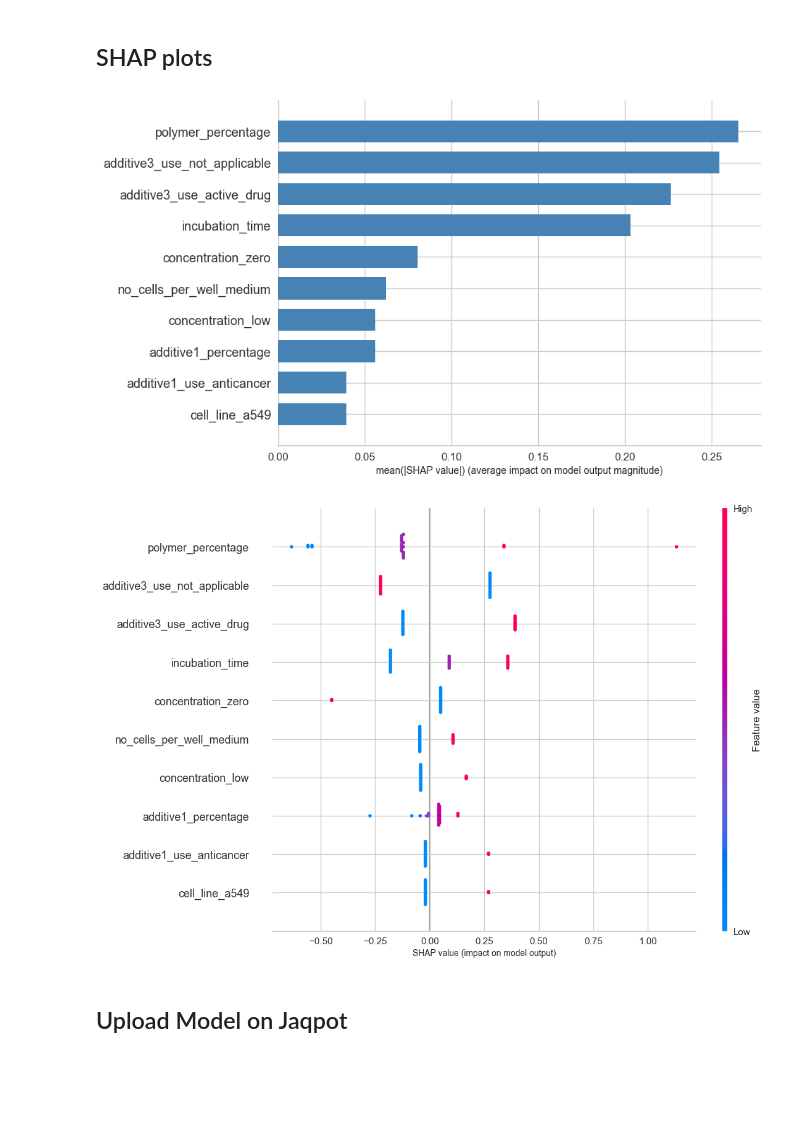
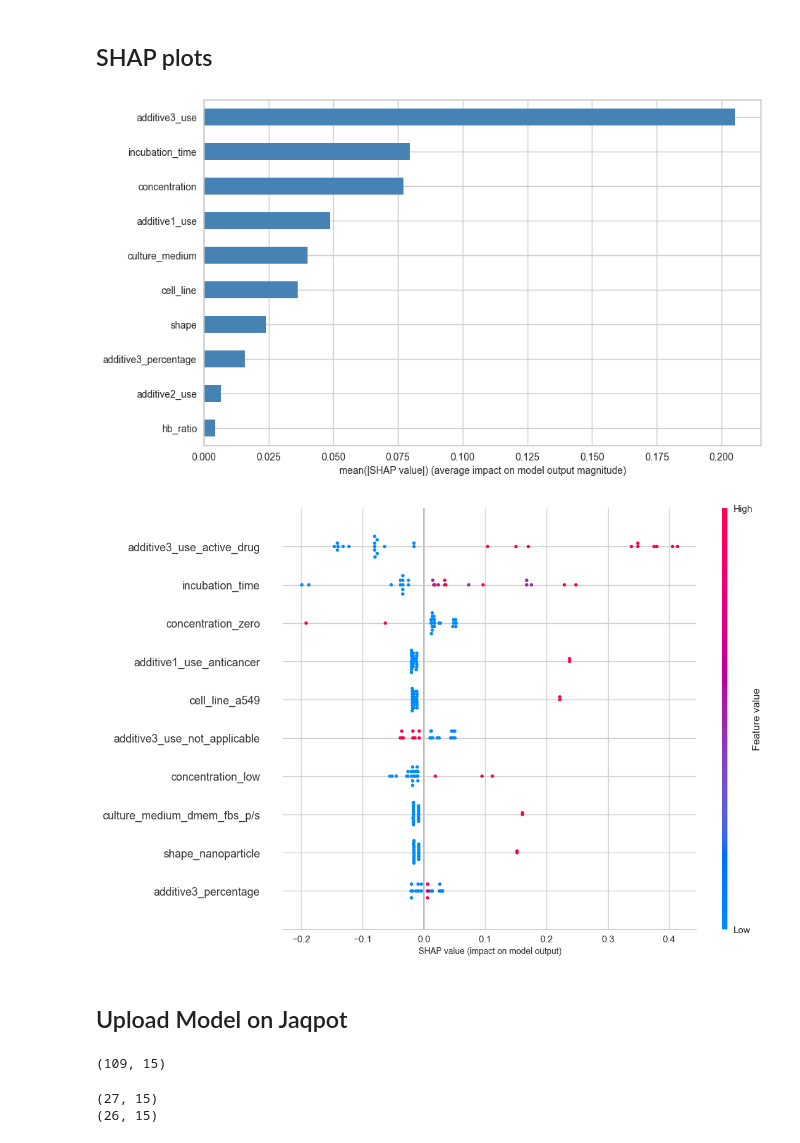
Before and after one commit to Alexangelo92/Cytotoxicity_mdpi, a Jupyter notebook: cytotoxicity_rf_classifier_MDPI_no outliers.ipynb, the cells around one changed output. Saved outputs shown, nothing was run; the diff lists cells and outputs as text; code cells hidden in the pictures; blank space fills up the shorter version.

```diff
--- a/cytotoxicity_rf_classifier_MDPI_no outliers.ipynb
+++ b/cytotoxicity_rf_classifier_MDPI_no outliers.ipynb
@@ -1267,33 +1284,76 @@ plot_confusion_matrix(cm_train, 'Confusion Matrix for Train set - Cytotoxicity M
 ## SHAP plots
 # %%
 X_train_transformed = get_config("X_train_transformed")
-X_test_transformed = get_config("X_test_transformed")
+X_test_transformed  = get_config("X_test_transformed")
 
-explainer = shap.LinearExplainer(tuned_chosen, X_train_transformed)
+explainer = shap.TreeExplainer(tuned_chosen, X_train_transformed)
 shap_values = explainer.shap_values(X_test_transformed)
 
-# Bar plot
-shap.summary_plot(shap_values, X_test_transformed,
-                  feature_names=X_test_transformed.columns.tolist(),
-                  plot_type="bar", show=False, color='steelblue', max_display=10)
-plt.gcf().set_size_inches(10, 6)
-plt.xlabel("mean(|SHAP value|) (average impact on model output magnitude)", fontsize=10)
+# Handle both SHAP output formats for binary classification
+if isinstance(shap_values, list):
+    sv = shap_values[1]          # older SHAP: list of (samples, features)
+elif shap_values.ndim == 3:
+    sv = shap_values[:, :, 1]   # newer SHAP: (samples, features, classes)
+else:
+    sv = shap_values             # single output model
+
+# ── Bar plot: aggregated by original feature name ─────────────────────────
+
+def get_original_feature(col, features_num, features_cat):
+    """Map an OHE column name back to its original feature name."""
+    if col in features_num:
+        return col
+    for cat in features_cat:
+        if col.startswith(cat + '_') or col == cat:
+            return cat
+    return col  # fallback: keep as-is
+
+# Build column → original feature mapping
+col_to_original = {
+    col: get_original_feature(col, features_num, features_cat)
+    for col in X_test_transformed.columns
+}
+
+# Aggregate mean(|SHAP|) per original feature
+shap_df = pd.DataFrame(sv, columns=X_test_transformed.columns)
+
+aggregated_shap = (
+    shap_df
+    .abs()
+    .rename(columns=col_to_original)
+    .T
+    .groupby(level=0)
+    .sum()
+    .T
+    .mean(axis=0)
+    .sort_values(ascending=True)
+)
+
+# Plot top 10
+top_n = 10
+top_features = aggregated_shap.tail(top_n)
+
+fig, ax = plt.subplots(figsize=(10, 6))
+top_features.plot.barh(ax=ax, color='steelblue', legend=False)
+ax.set_xlabel("mean(|SHAP value|) (average impact on model output magnitude)", fontsize=10)
+ax.set_ylabel("")
 plt.tight_layout(pad=2.0)
 plt.savefig('shap_bar_plot_cytotoxicity_model.png', dpi=600, bbox_inches='tight')
 plt.show()
 
-# Beeswarm plot
-shap.summary_plot(shap_values, X_test_transformed,
+# ── Beeswarm plot: full OHE feature names ─────────────────────────────────
+
+shap.summary_plot(sv, X_test_transformed,
                   feature_names=X_test_transformed.columns.tolist(),
                   show=False, max_display=10)
 plt.gcf().set_size_inches(12, 8)
 plt.xlabel("SHAP value (impact on model output)", fontsize=10)
 plt.tight_layout(pad=2.0)
 plt.savefig('shap_beeswarm_plot_cytotoxicity_model.png', dpi=600, bbox_inches='tight')
 plt.show()
 # %% [output]
-[figure, old version]
+[figure, new version]
-[figure, old version]
+[figure, new version]
 # %% [markdown]
 ## Upload Model on Jaqpot
 # %%
@@ -1306,3 +1366,13 @@ plt.show()
 #     description="Predict cytotoxicity of PHBV polymers.",
 #     visibility="PUBLIC",
 # )
+# %%
+X_train_clean.shape
+# %% [output]
+(109, 15)
+# %%
+print(X_test_clean.shape)
+print(X_test_clean_ad.shape)
+# %% [output]
+(27, 15)
+(26, 15)
```
Also changed, not shown: parts of 12 cells of this notebook.
